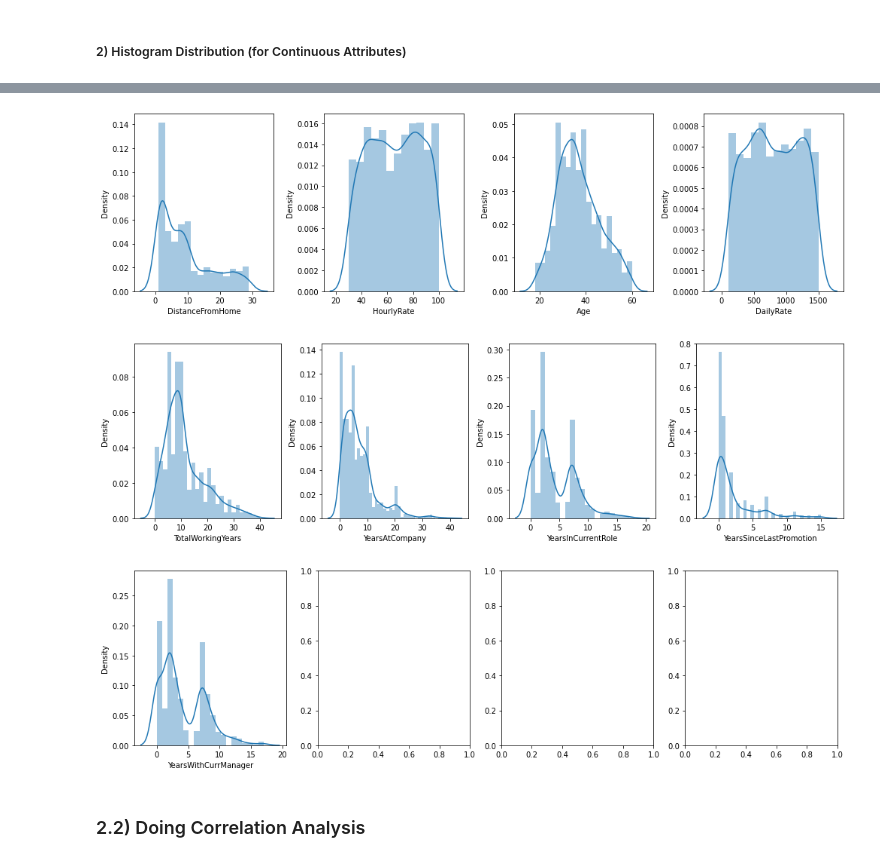
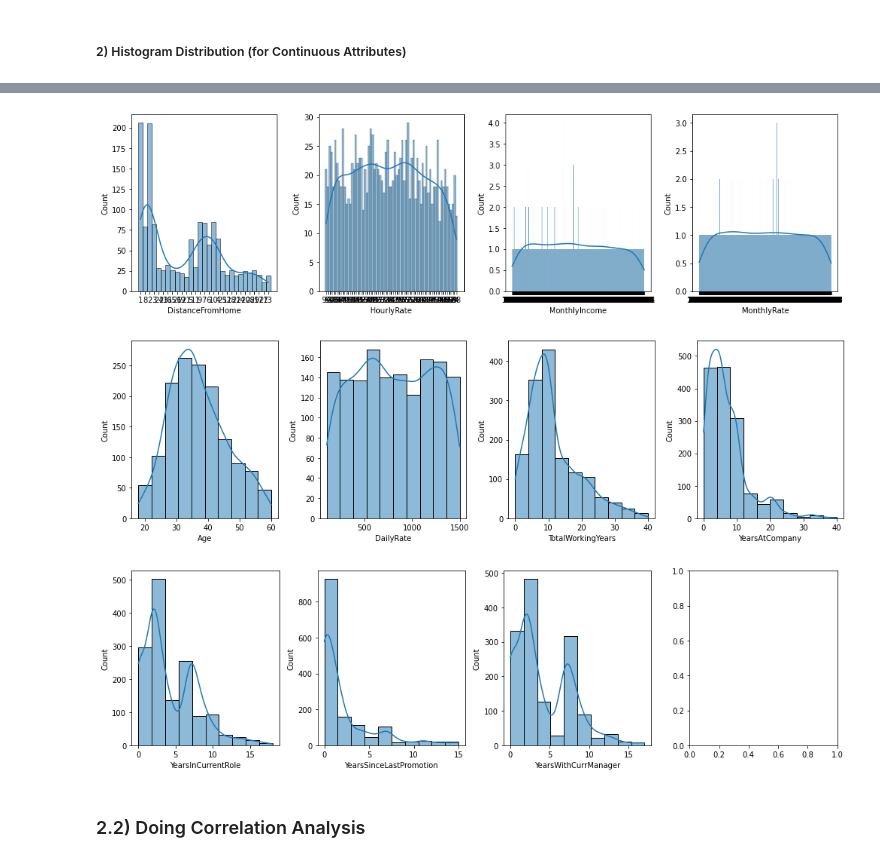
Before and after one commit to nithinkrishnan/dm-assgn, a Jupyter notebook: Code/Attrition.ipynb, the cells around one changed output, grey strips where cells are left out. Saved outputs shown, nothing was run; the diff lists cells and outputs as text; code cells hidden in the pictures.

```diff
--- a/Code/Attrition.ipynb
+++ b/Code/Attrition.ipynb
@@ -418,30 +427,29 @@ Hostogram plot is best suited to understand the spread for continuous data. Foll
 # %%
 plt.rcParams["figure.figsize"] = [14.00, 4.0]
 plt.rcParams["figure.autolayout"] = True
 
-# continuosAttr = ['DistanceFromHome','HourlyRate','MonthlyIncome','MonthlyRate','Age','DailyRate','TotalWorkingYears',
-#                  'YearsAtCompany','YearsInCurrentRole','YearsSinceLastPromotion','YearsWithCurrManager']
+continuosAttr = ['DistanceFromHome','HourlyRate','MonthlyIncome','MonthlyRate','Age','DailyRate','TotalWorkingYears',
+                 'YearsAtCompany','YearsInCurrentRole','YearsSinceLastPromotion','YearsWithCurrManager']
 
-continuosAttr = ['DistanceFromHome','HourlyRate','Age','DailyRate','TotalWorkingYears','YearsAtCompany',
-                 'YearsInCurrentRole','YearsSinceLastPromotion','YearsWithCurrManager']
+# continuosAttr = ['DistanceFromHome','HourlyRate','Age','DailyRate','TotalWorkingYears','YearsAtCompany',
+#                  'YearsInCurrentRole','YearsSinceLastPromotion','YearsWithCurrManager']
 
 index = 0
 graphsInARow = 4
 
 # MonthlyIncome MonthlyRate
 
 for attr in continuosAttr:
     if (index % graphsInARow == 0):
         f, ax = plt.subplots(1, graphsInARow)
-#     sns.histplot(data=dfAnalytic[attr], bins=10, ax = ax[index % graphsInARow])
-    sns.distplot(dfAnalytic[attr], ax = ax[index % graphsInARow])
+    sns.histplot(data=dfAnalytic[attr], bins=10, kde=True, ax = ax[index % graphsInARow])
     index = index + 1
     if (index % graphsInARow == 0):
         plt.show()
 # %% [output]
-[figure, old version]
+[figure, new version]
-[figure, old version]
+[figure, new version]
-[figure, old version]
+[figure, new version]
 # %% [markdown]
 <h3>2.2) Doing Correlation Analysis</h3>
 # %% [markdown]
```
Also changed, not shown: parts of 21 cells of this notebook.
